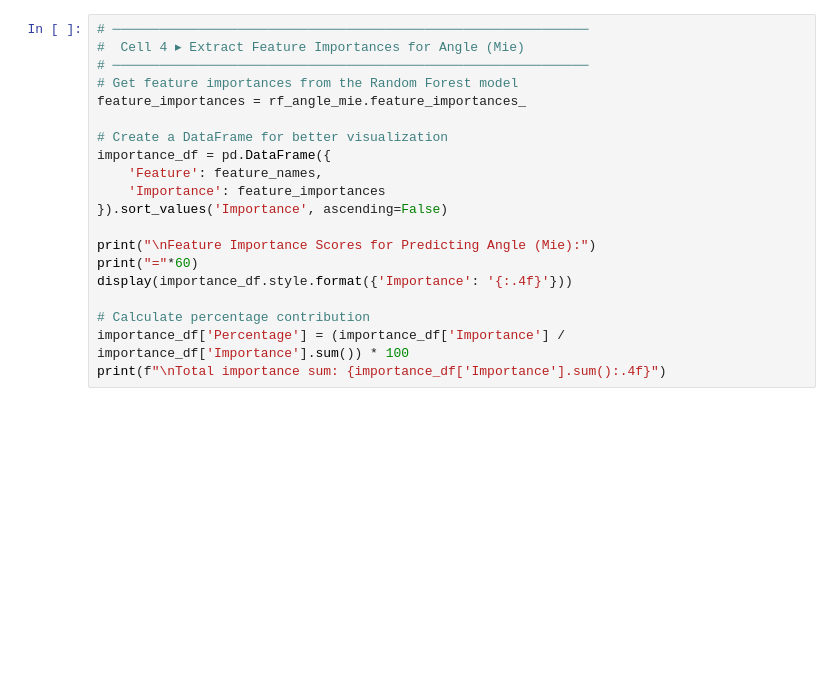
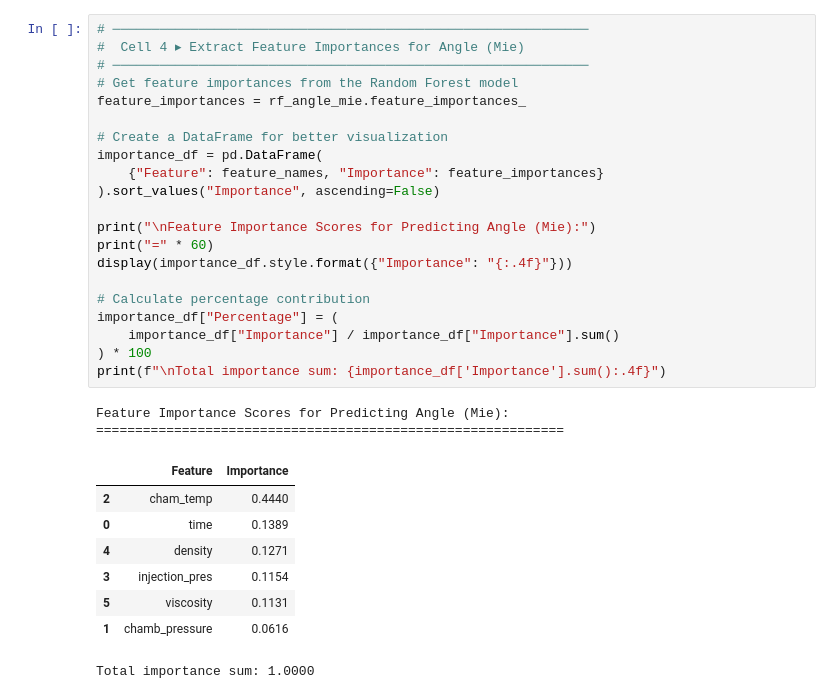
Before and after one commit to yuvinraja/spray-vision, a Jupyter notebook: notebooks/feature-importance.ipynb, the cells around one changed output. Drawn from its saved outputs; the diff is of its cells as text; blank space fills up the shorter version.

```diff
--- a/notebooks/feature-importance.ipynb
+++ b/notebooks/feature-importance.ipynb
@@ -71,23 +84,35 @@ print(f"Random Forest for Angle (Mie): {type(rf_angle_mie)}")
 # %%
 # ─────────────────────────────────────────────────────────────
 #  Cell 4 ▸ Extract Feature Importances for Angle (Mie)
 # ─────────────────────────────────────────────────────────────
 # Get feature importances from the Random Forest model
 feature_importances = rf_angle_mie.feature_importances_
 
 # Create a DataFrame for better visualization
-importance_df = pd.DataFrame({
-    'Feature': feature_names,
-    'Importance': feature_importances
-}).sort_values('Importance', ascending=False)
+importance_df = pd.DataFrame(
+    {"Feature": feature_names, "Importance": feature_importances}
+).sort_values("Importance", ascending=False)
 
 print("\nFeature Importance Scores for Predicting Angle (Mie):")
-print("="*60)
-display(importance_df.style.format({'Importance': '{:.4f}'}))
+print("=" * 60)
+display(importance_df.style.format({"Importance": "{:.4f}"}))
 
 # Calculate percentage contribution
-importance_df['Percentage'] = (importance_df['Importance'] / importance_df['Importance'].sum()) * 100
+importance_df["Percentage"] = (
+    importance_df["Importance"] / importance_df["Importance"].sum()
+) * 100
 print(f"\nTotal importance sum: {importance_df['Importance'].sum():.4f}")
+# %% [output]
+Feature Importance Scores for Predicting Angle (Mie):
+============================================================
+|  | Feature | Importance |
+| 2 | cham_temp | 0.4440 |
+| 0 | time | 0.1389 |
+| 4 | density | 0.1271 |
+| 3 | injection_pres | 0.1154 |
+| 5 | viscosity | 0.1131 |
+| 1 | chamb_pressure | 0.0616 |
+Total importance sum: 1.0000
 # %%
 # ─────────────────────────────────────────────────────────────
 #  Cell 5 ▸ Create Feature Importance Bar Plot
```
Also changed, not shown: parts of 5 cells of this notebook, 8 other files.
